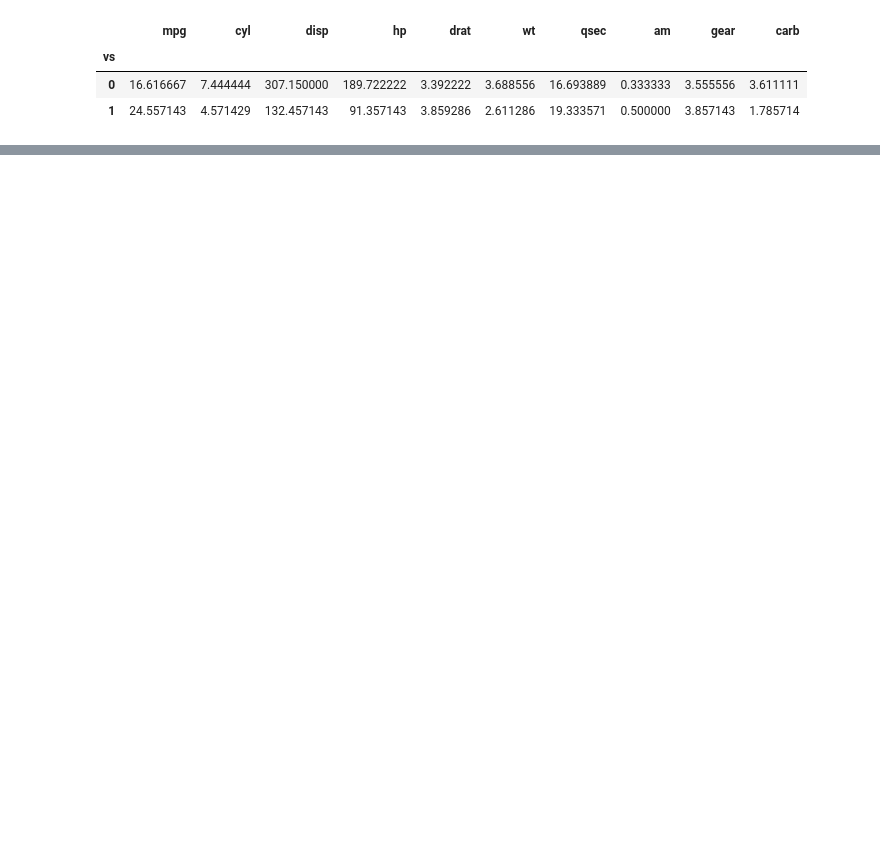
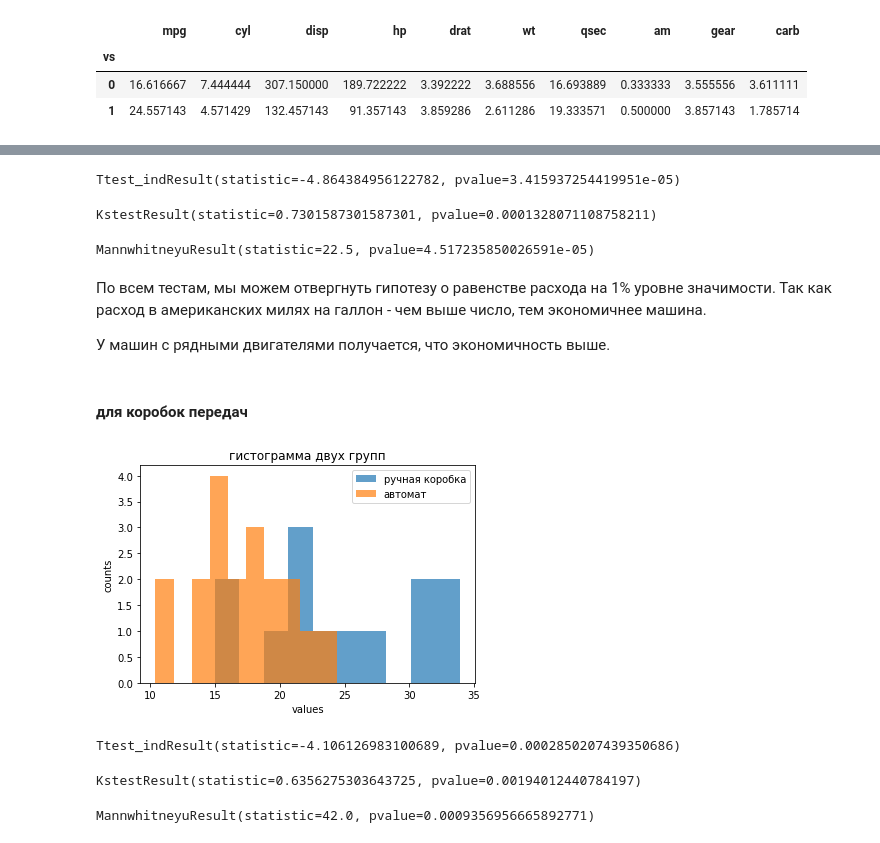
Before and after one commit to ksetdekov/HSE_DS, a Jupyter notebook: 03 Math/Stat hw3/hw3.ipynb, the cells around one changed output, grey strips where cells are left out. Cells and saved outputs as stored; diff of their text form; code cells hidden in the pictures; blank space fills up the shorter version.

```diff
--- a/03 Math/Stat hw3/hw3.ipynb
+++ b/03 Math/Stat hw3/hw3.ipynb
@@ -387,0 +456,44 @@ pd.DataFrame(zip(regr.feature_importances_, mtcars.loc[:, mtcars.columns != 'mpg
+# %%
+stats.ttest_ind(mtcars[mtcars.vs == 0].mpg, mtcars[mtcars.vs != 0].mpg)
+# %% [output]
+Ttest_indResult(statistic=-4.864384956122782, pvalue=3.415937254419951e-05)
+# %%
+stats.ks_2samp(mtcars[mtcars.vs == 0].mpg, mtcars[mtcars.vs != 0].mpg)
+# %% [output]
+KstestResult(statistic=0.7301587301587301, pvalue=0.0001328071108758211)
+# %%
+stats.mannwhitneyu(mtcars[mtcars.vs == 0].mpg, mtcars[mtcars.vs != 0].mpg)
+# %% [output]
+MannwhitneyuResult(statistic=22.5, pvalue=4.517235850026591e-05)
+# %% [markdown]
+По всем тестам, мы можем отвергнуть гипотезу о равенстве расхода на 1% уровне значимости. Так как расход в американских милях на галлон - чем выше число, тем экономичнее машина.
+
+У машин с рядными двигателями получается, что экономичность выше.
+# %% [markdown]
+#### для коробок передач
+# %%
+fig, ax = plt.subplots()
+ax.hist(mtcars[mtcars.am == 1].mpg, label='ручная коробка', alpha = 0.7)
+ax.hist(mtcars[mtcars.am == 0].mpg, label='автомат', alpha = 0.7)
+
+ax.legend()
+
+
+ax.set_xlabel('values')
+ax.set_ylabel('counts')
+ax.set_title('гистограмма двух групп')
+plt.show()
+# %% [output]
+[figure, added]
+# %%
+stats.ttest_ind(mtcars[mtcars.am == 0].mpg, mtcars[mtcars.am != 0].mpg)
+# %% [output]
+Ttest_indResult(statistic=-4.106126983100689, pvalue=0.0002850207439350686)
+# %%
+stats.ks_2samp(mtcars[mtcars.am == 0].mpg, mtcars[mtcars.am != 0].mpg)
+# %% [output]
+KstestResult(statistic=0.6356275303643725, pvalue=0.00194012440784197)
+# %%
+stats.mannwhitneyu(mtcars[mtcars.am == 0].mpg, mtcars[mtcars.am != 0].mpg)
+# %% [output]
+MannwhitneyuResult(statistic=42.0, pvalue=0.0009356956665892771)
```
Also changed, not shown: parts of 35 cells of this notebook.
